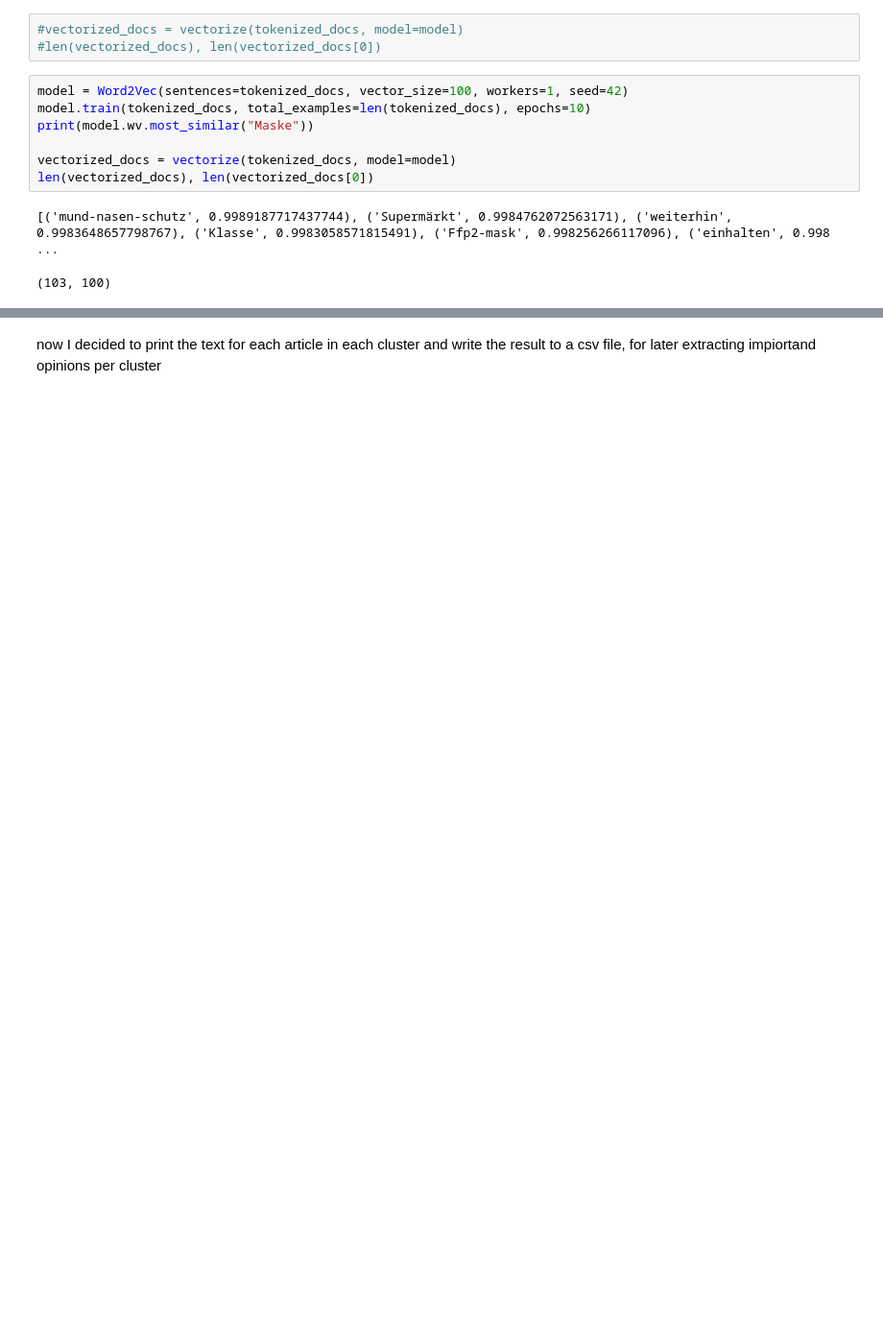
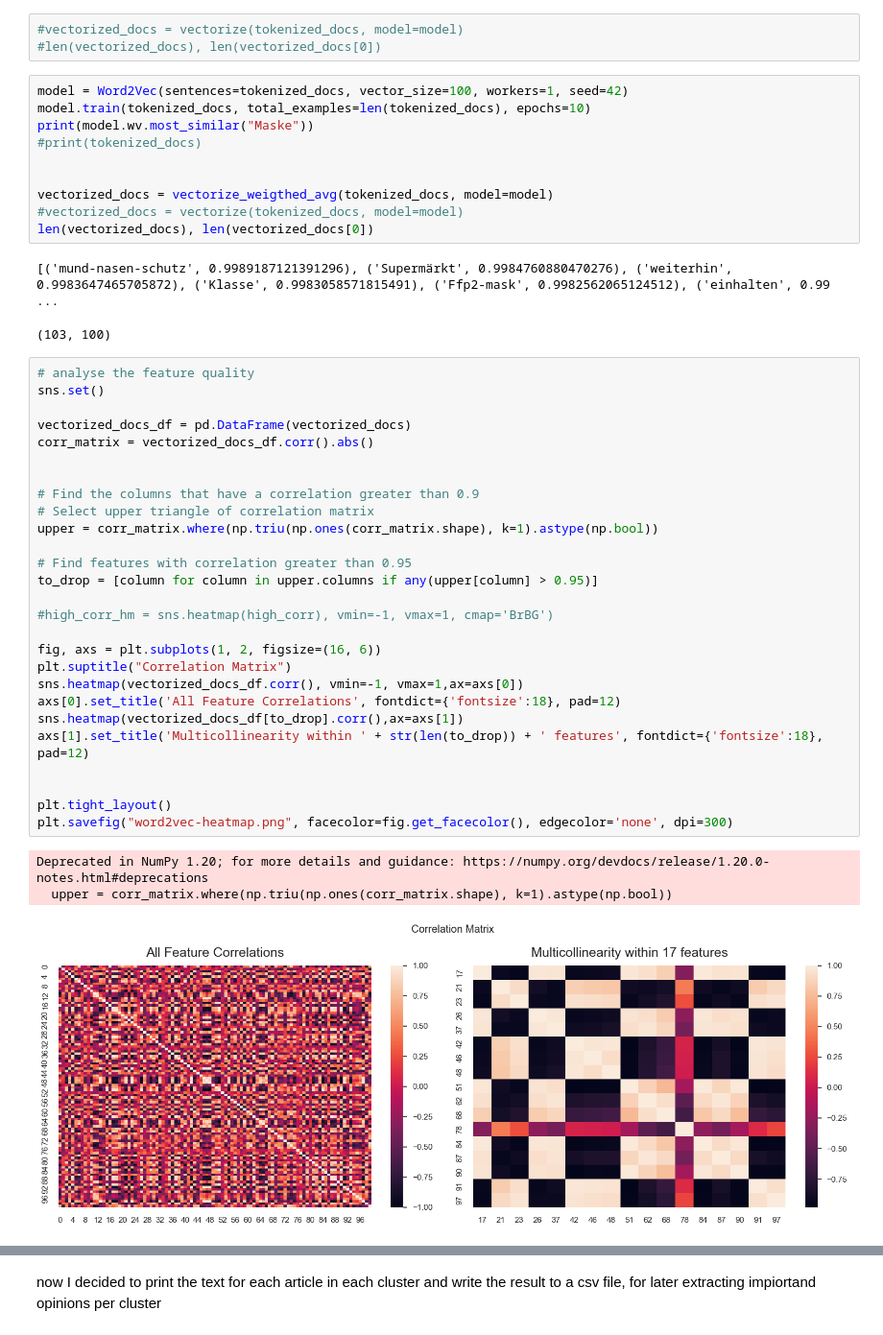
Before and after one commit to lukasthekid/corona-mask-requirement-nlp-analysis, a Jupyter notebook: content/clustering/KNN_Sentiment.ipynb, the cells around one changed output, grey strips where cells are left out. Shown at 96% size. Cells and saved outputs as stored; diff of their text form; blank space fills up the shorter version.

```diff
--- a/content/clustering/KNN_Sentiment.ipynb
+++ b/content/clustering/KNN_Sentiment.ipynb
@@ -123,9 +169,43 @@ def vectorize(list_of_docs, model):
 model = Word2Vec(sentences=tokenized_docs, vector_size=100, workers=1, seed=42)
 model.train(tokenized_docs, total_examples=len(tokenized_docs), epochs=10)
 print(model.wv.most_similar("Maske"))
+#print(tokenized_docs)
 
-vectorized_docs = vectorize(tokenized_docs, model=model)
+
+vectorized_docs = vectorize_weigthed_avg(tokenized_docs, model=model)
+#vectorized_docs = vectorize(tokenized_docs, model=model)
 len(vectorized_docs), len(vectorized_docs[0])
 # %% [output]
-[('mund-nasen-schutz', 0.9989187717437744), ('Supermärkt', 0.9984762072563171), ('weiterhin', 0.9983648657798767), ('Klasse', 0.9983058571815491), ('Ffp2-mask', 0.998256266117096), ('einhalten', 0.998 ...
+[('mund-nasen-schutz', 0.9989187121391296), ('Supermärkt', 0.9984760880470276), ('weiterhin', 0.9983647465705872), ('Klasse', 0.9983058571815491), ('Ffp2-mask', 0.9982562065124512), ('einhalten', 0.99 ...
 (103, 100)
+# %%
+# analyse the feature quality
+sns.set()
+
+vectorized_docs_df = pd.DataFrame(vectorized_docs)
+corr_matrix = vectorized_docs_df.corr().abs()
+
+
+# Find the columns that have a correlation greater than 0.9
+# Select upper triangle of correlation matrix
+upper = corr_matrix.where(np.triu(np.ones(corr_matrix.shape), k=1).astype(np.bool))
+
+# Find features with correlation greater than 0.95
+to_drop = [column for column in upper.columns if any(upper[column] > 0.95)]
+
+#high_corr_hm = sns.heatmap(high_corr), vmin=-1, vmax=1, cmap='BrBG')
+
+fig, axs = plt.subplots(1, 2, figsize=(16, 6))
+plt.suptitle("Correlation Matrix")
+sns.heatmap(vectorized_docs_df.corr(), vmin=-1, vmax=1,ax=axs[0])
+axs[0].set_title('All Feature Correlations', fontdict={'fontsize':18}, pad=12)
+sns.heatmap(vectorized_docs_df[to_drop].corr(),ax=axs[1])
+axs[1].set_title('Multicollinearity within ' + str(len(to_drop)) + ' features', fontdict={'fontsize':18}, pad=12)
+
+
+plt.tight_layout()
+plt.savefig("word2vec-heatmap.png", facecolor=fig.get_facecolor(), edgecolor='none', dpi=300)
+# %% [output]
+Deprecated in NumPy 1.20; for more details and guidance: https://numpy.org/devdocs/release/1.20.0-notes.html#deprecations
+  upper = corr_matrix.where(np.triu(np.ones(corr_matrix.shape), k=1).astype(np.bool))
+[figure, added]
```
Also changed, not shown: parts of 10 cells of this notebook, 16 other files.
